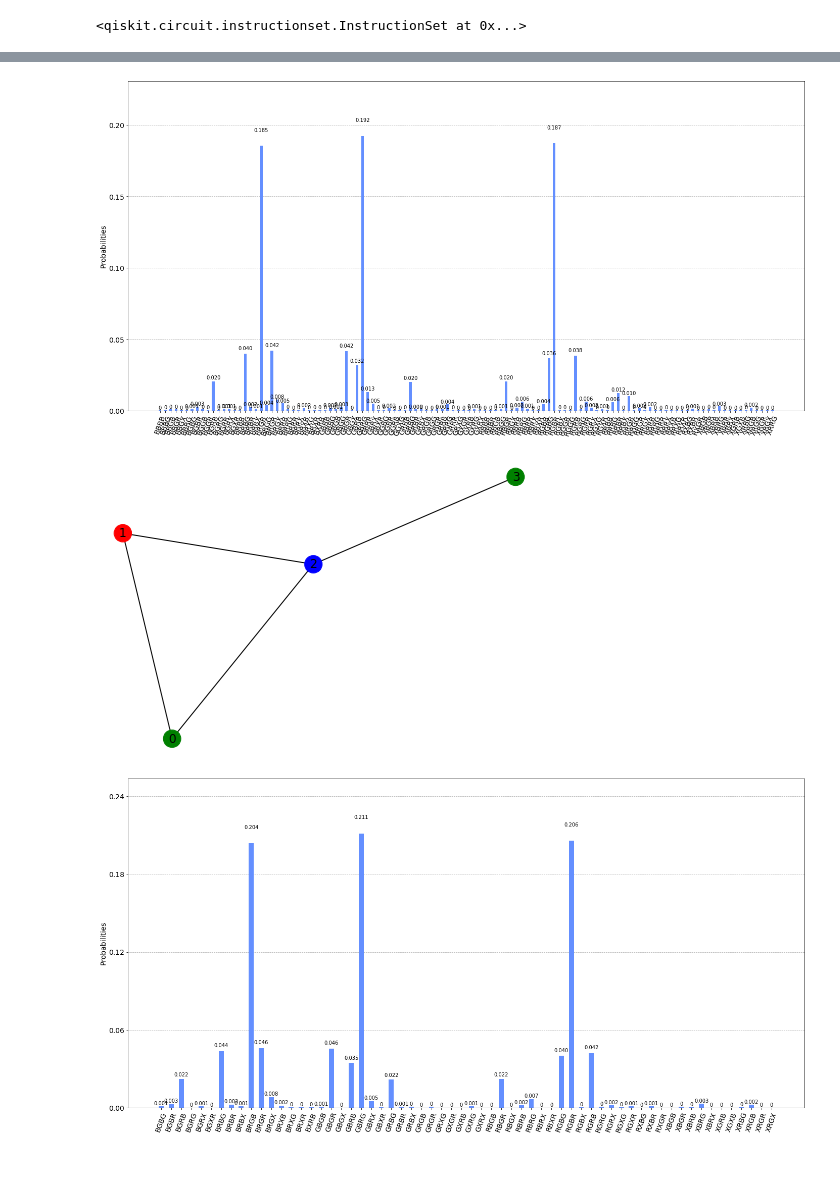
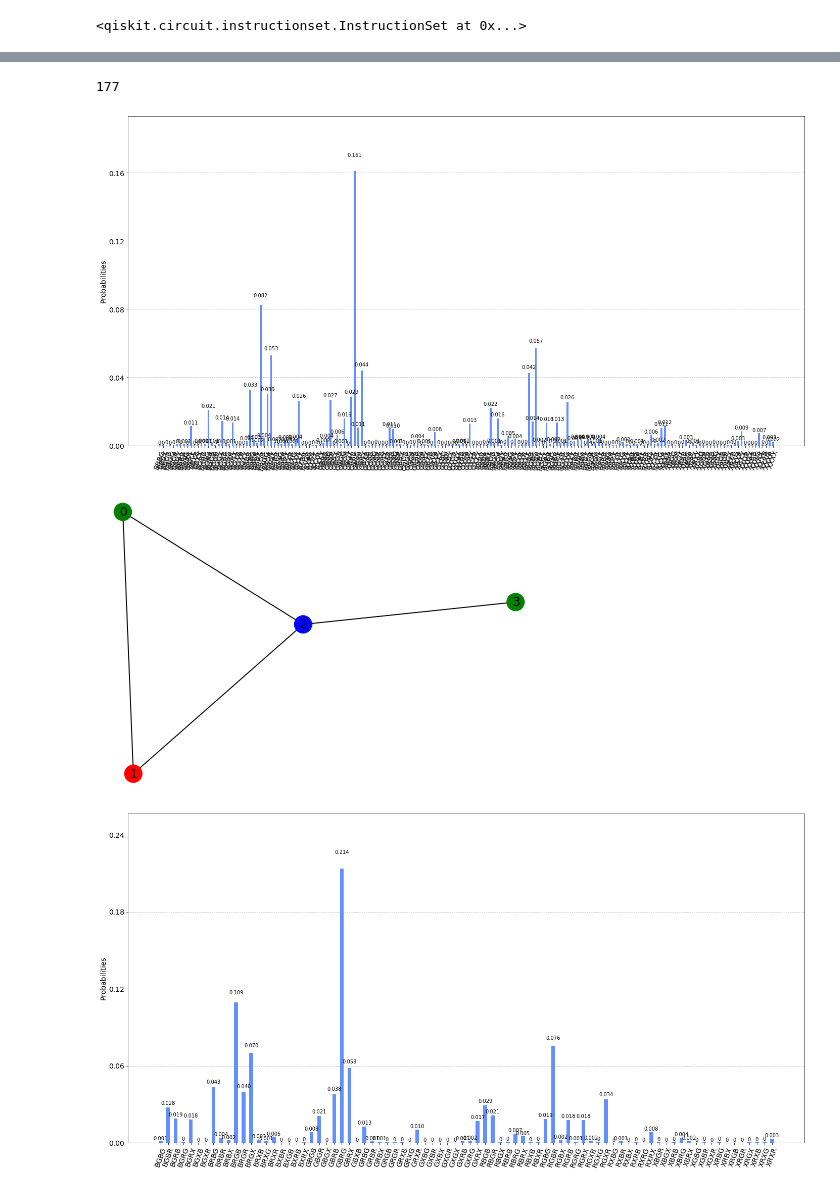
Before and after one commit to carlklier/CombinatorialOptimizationGraphColoring, a Jupyter notebook: code/3-coloring-qiskit-sim.ipynb, the cells around one changed output, grey strips where cells are left out. Cells and saved outputs as stored; diff of their text form; code cells hidden in the pictures.

```diff
--- a/code/3-coloring-qiskit-sim.ipynb
+++ b/code/3-coloring-qiskit-sim.ipynb
@@ -354,5 +359,5 @@ ibmq_qasm_simulator = provider.get_backend('ibmq_qasm_simulator')
 ibmq_paris_noise = NoiseModel.from_backend(provider.get_backend('ibmq_paris'))
 ibmq_toronto_noise = NoiseModel.from_backend(provider.get_backend('ibmq_toronto'))
 
-results = execute(qc, backend=ibmq_qasm_simulator, shots=8000, noise_model=ibmq_toronto_noise).result()
+results1 = execute(qc, backend=ibmq_qasm_simulator, shots=8000, noise_model=ibmq_toronto_noise).result()
 # %% [output]
@@ -369,3 +374,6 @@ Device reported a gate error parameter greater than maximum allowed value (1.000
 Device model returned a depolarizing error parameter greater than maximum allowed value (1.067617 > 1.066667). Truncating to maximum value.
 Device reported a gate error parameter greater than maximum allowed value (1.000000 > 0.800000). Truncating to maximum value.
 Device model returned a depolarizing error parameter greater than maximum allowed value (1.067492 > 1.066667). Truncating to maximum value.
+# %%
+counts1 = results1.get_counts()
+plot_histogram(counts1, figsize=(24,12))
@@ -372,35 +382,39 @@ Device model returned a depolarizing error parameter greater than maximum allowe
+# %%
+print(len(counts1))
+# %% [output]
+177
 # %%
 cMap = {'00':'R', '01':'G', '10':'B', '11':'X'}
 colorCoded = dict()
 colorCoded3 = dict()
-for k in counts:
+for k in counts1:
     s = ""
     i = 0
     while i < len(k):
         s += cMap[k[i:i+2]]
         i += 2
-    colorCoded[s] = counts[k]
+    colorCoded[s] = counts1[k]
     if uniqueCharacters(s):
-        colorCoded3[s] = counts[k]
+        colorCoded3[s] = counts1[k]
 
 # sort the results to better visualize
 colorCoded = {k: v for k, v in sorted(colorCoded.items(), key=lambda item: item[1], reverse=True)}
 plot_histogram(colorCoded, figsize=(24,12))
 # %% [output]
-[figure, old version]
+[figure, new version]
 # %%
 bestColoring = next(iter(colorCoded))
 colorMap = getColoring(bestColoring)
 nx.draw(ngx, node_color=colorMap, with_labels=True)
 # %% [output]
-[figure, old version]
+[figure, new version]
 # %%
 ## After filtering out any states which have two adjacent vertices with same color
 # %%
 colorCoded3 = {k: v for k, v in sorted(colorCoded3.items(), key=lambda item: item[1], reverse=True)}
 plot_histogram(colorCoded3, figsize=(24,12))
 # %% [output]
-[figure, old version]
+[figure, new version]
 # %%
 bestColoring = next(iter(colorCoded3))
 colorMap = getColoring(bestColoring)
```
Also changed, not shown: parts of 13 cells of this notebook, 2 other files.
